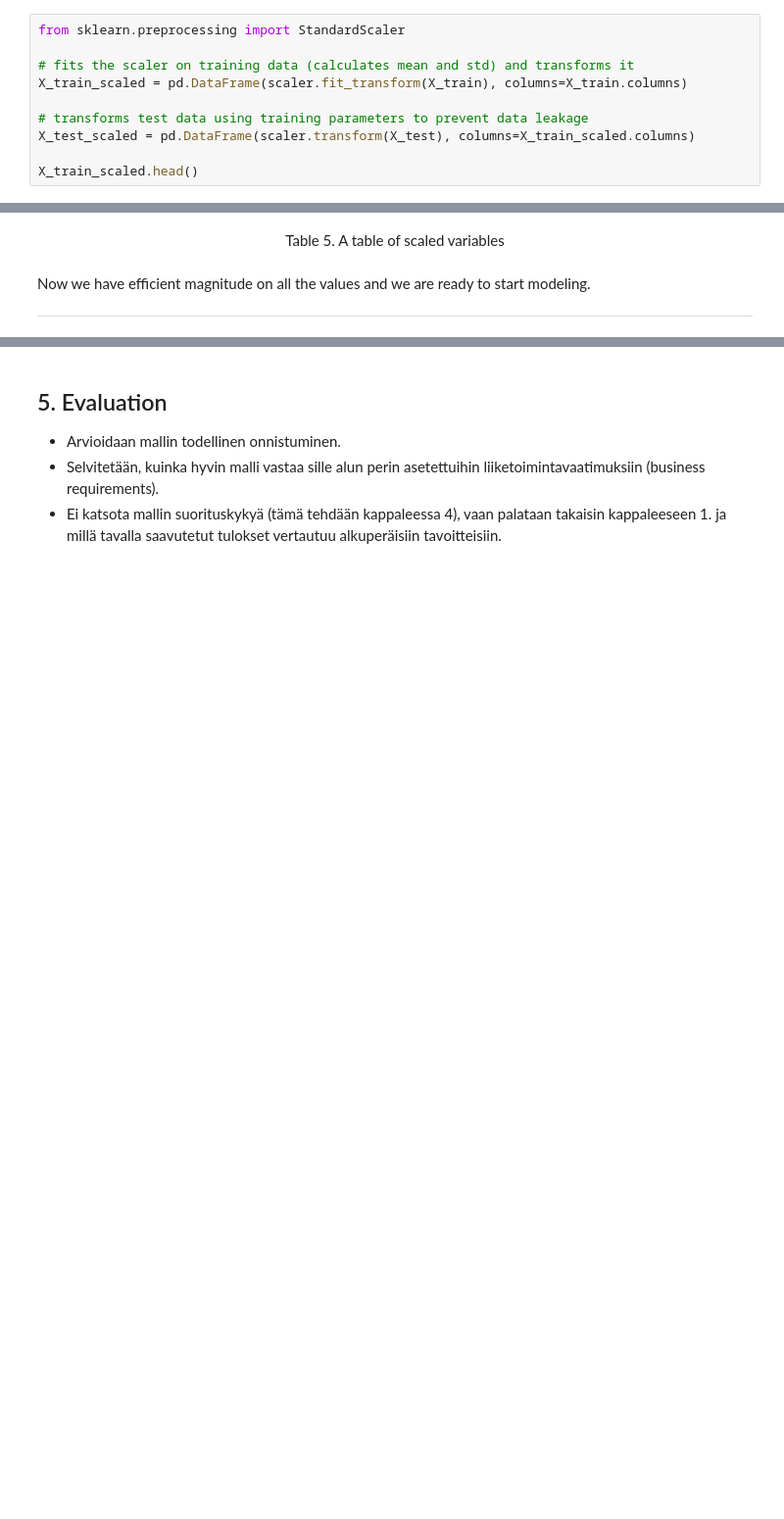
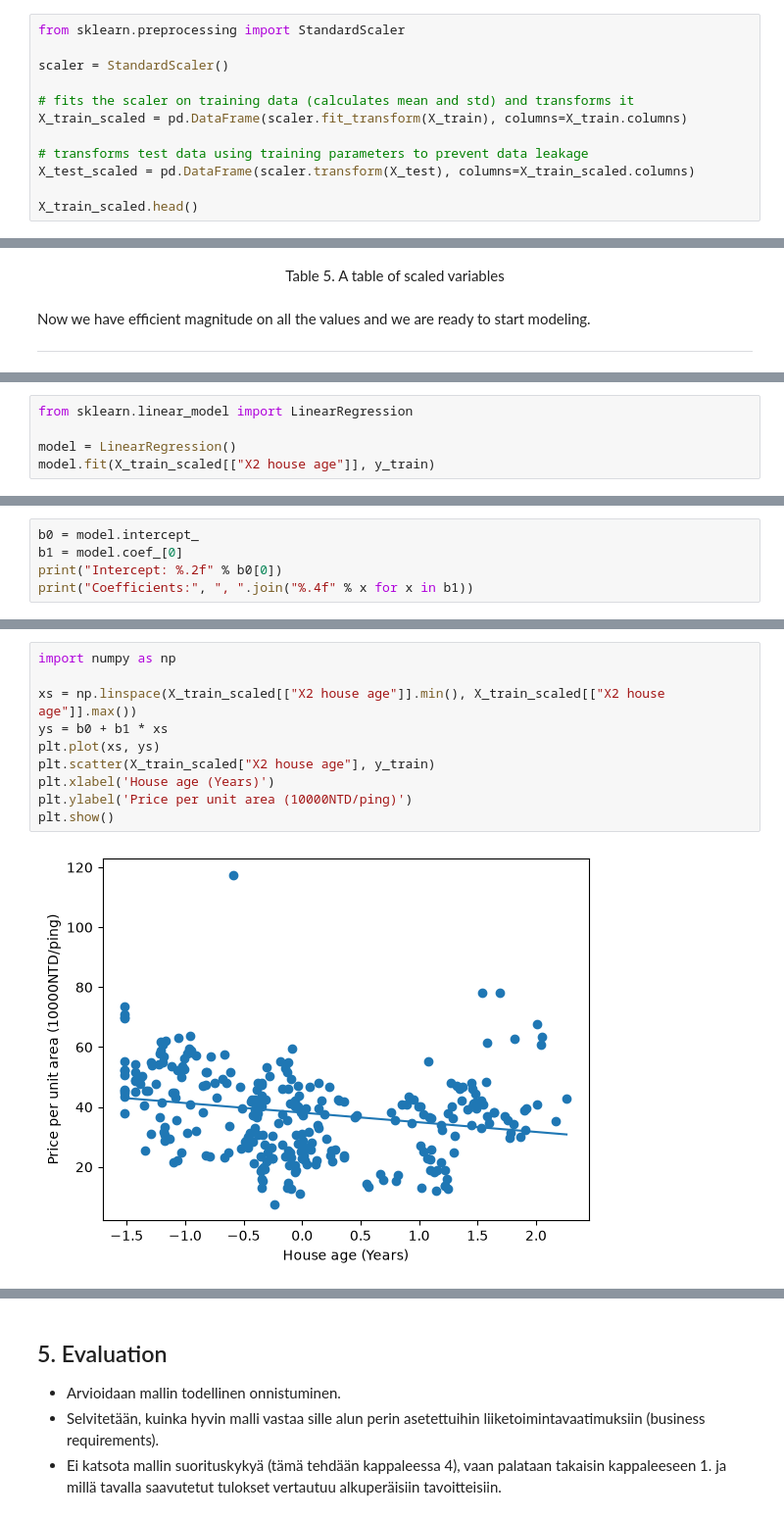
Before and after one commit to mehiis/data-processing-and-machine-learning-metropolia-group7, a Jupyter notebook: assignment-04/assignment-04-linear-and-logistic-regression-models.ipynb, the cells around one changed output, grey strips where cells are left out. Shown at 98% size. Cells and saved outputs as stored; diff of their text form; blank space fills up the shorter version.

```diff
--- a/assignment-04/assignment-04-linear-and-logistic-regression-models.ipynb
+++ b/assignment-04/assignment-04-linear-and-logistic-regression-models.ipynb
@@ -111,6 +111,8 @@ X_train, X_test, y_train, y_test = train_test_split(X, y, test_size=0.3, random_
 The data has now been split into four subsets: feature and target sets for training and testing.
 # %%
 from sklearn.preprocessing import StandardScaler
+
+scaler = StandardScaler()
 
 # fits the scaler on training data (calculates mean and std) and transforms it
 X_train_scaled = pd.DataFrame(scaler.fit_transform(X_train), columns=X_train.columns)
@@ -144,0 +156,5 @@ Now we have efficient magnitude on all the values and we are ready to start mode
+# %%
+from sklearn.linear_model import LinearRegression
+
+model = LinearRegression()
+model.fit(X_train_scaled[["X2 house age"]], y_train)
@@ -144,0 +165,5 @@ Now we have efficient magnitude on all the values and we are ready to start mode
+# %%
+b0 = model.intercept_
+b1 = model.coef_[0]
+print("Intercept: %.2f" % b0[0])
+print("Coefficients:", ", ".join("%.4f" % x for x in b1))
@@ -144,0 +178,12 @@ Now we have efficient magnitude on all the values and we are ready to start mode
+# %%
+import numpy as np
+
+xs = np.linspace(X_train_scaled[["X2 house age"]].min(), X_train_scaled[["X2 house age"]].max())
+ys = b0 + b1 * xs
+plt.plot(xs, ys)
+plt.scatter(X_train_scaled["X2 house age"], y_train)
+plt.xlabel('House age (Years)')
+plt.ylabel('Price per unit area (10000NTD/ping)')
+plt.show()
+# %% [output]
+[figure, added]
```
Also changed, not shown: parts of 20 cells of this notebook.
